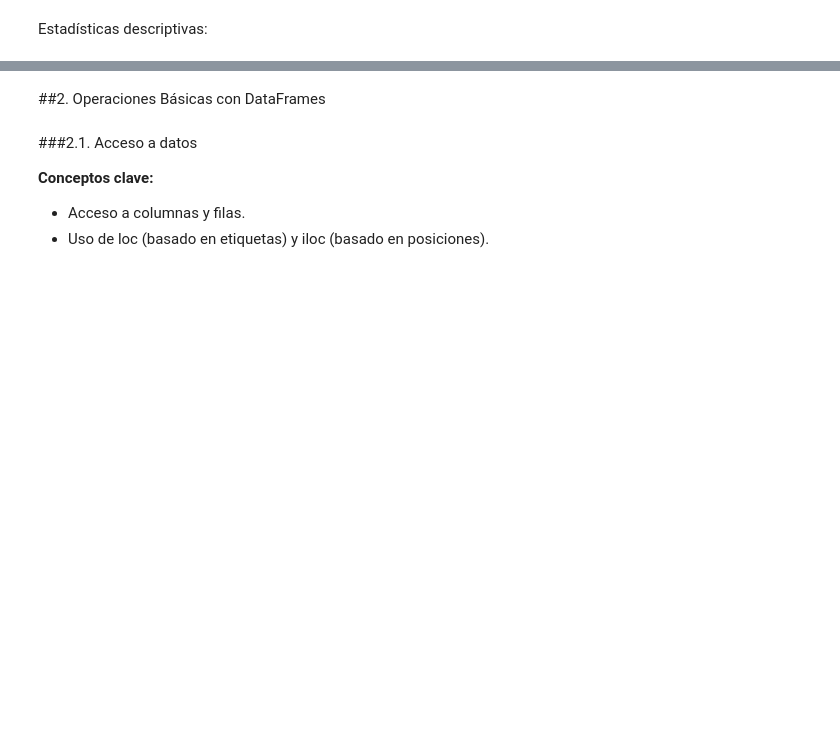
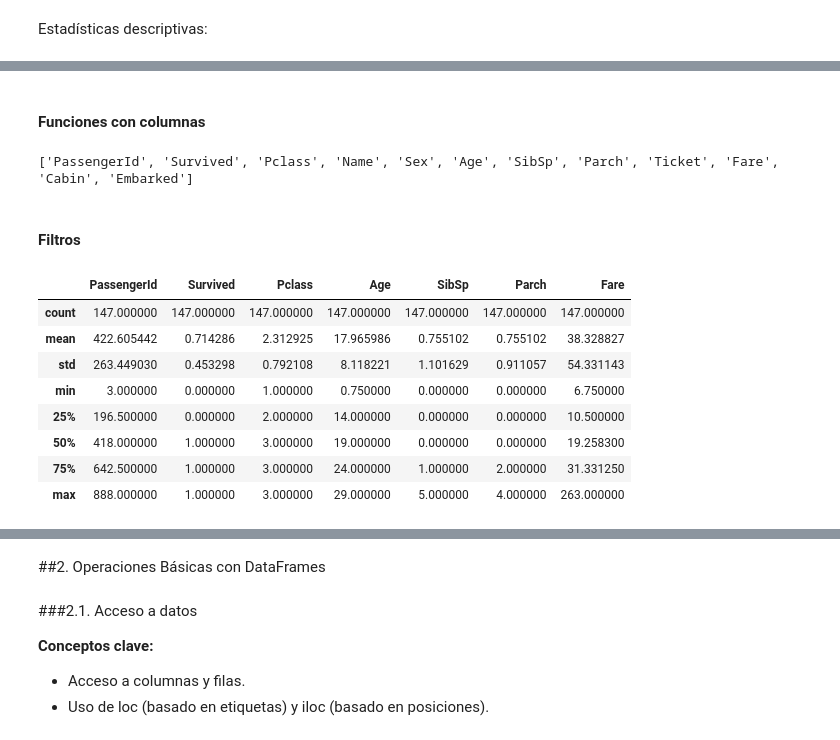
Before and after one commit to RodrigoGuedesDP/Programacion_101, a Jupyter notebook: 01_Introduccion_a_Python/07_Manipulacion_de_datos_con_pandas.ipynb, the cells around one changed output, grey strips where cells are left out. Saved outputs shown, nothing was run; the diff lists cells and outputs as text; code cells hidden in the pictures; blank space fills up the shorter version.

```diff
--- a/01_Introduccion_a_Python/07_Manipulacion_de_datos_con_pandas.ipynb
+++ b/01_Introduccion_a_Python/07_Manipulacion_de_datos_con_pandas.ipynb
@@ -80,0 +241,23 @@ print(df.describe())  # Estadísticas básicas de las columnas numéricas
+# %% [markdown]
+#### Funciones con columnas
+# %%
+lista = df.columns.tolist()
+print(lista)
+# %% [output]
+['PassengerId', 'Survived', 'Pclass', 'Name', 'Sex', 'Age', 'SibSp', 'Parch', 'Ticket', 'Fare', 'Cabin', 'Embarked']
+# %% [markdown]
+#### Filtros
+# %%
+#Loc: se debe fijar valor booleano. True mostrar, False no mostrar
+df_female = df.loc[(df.Sex == 'female') & (df.Age < 30)]
+df_female.describe()
+# %% [output]
+|  | PassengerId | Survived | Pclass | Age | SibSp | Parch | Fare |
+| count | 147.000000 | 147.000000 | 147.000000 | 147.000000 | 147.000000 | 147.000000 | 147.000000 |
+| mean | 422.605442 | 0.714286 | 2.312925 | 17.965986 | 0.755102 | 0.755102 | 38.328827 |
+| std | 263.449030 | 0.453298 | 0.792108 | 8.118221 | 1.101629 | 0.911057 | 54.331143 |
+| min | 3.000000 | 0.000000 | 1.000000 | 0.750000 | 0.000000 | 0.000000 | 6.750000 |
+| 25% | 196.500000 | 0.000000 | 2.000000 | 14.000000 | 0.000000 | 0.000000 | 10.500000 |
+| 50% | 418.000000 | 1.000000 | 3.000000 | 19.000000 | 0.000000 | 0.000000 | 19.258300 |
+| 75% | 642.500000 | 1.000000 | 3.000000 | 24.000000 | 1.000000 | 2.000000 | 31.331250 |
+| max | 888.000000 | 1.000000 | 3.000000 | 29.000000 | 5.000000 | 4.000000 | 263.000000 |
```
Also changed, not shown: parts of 17 cells of this notebook.
